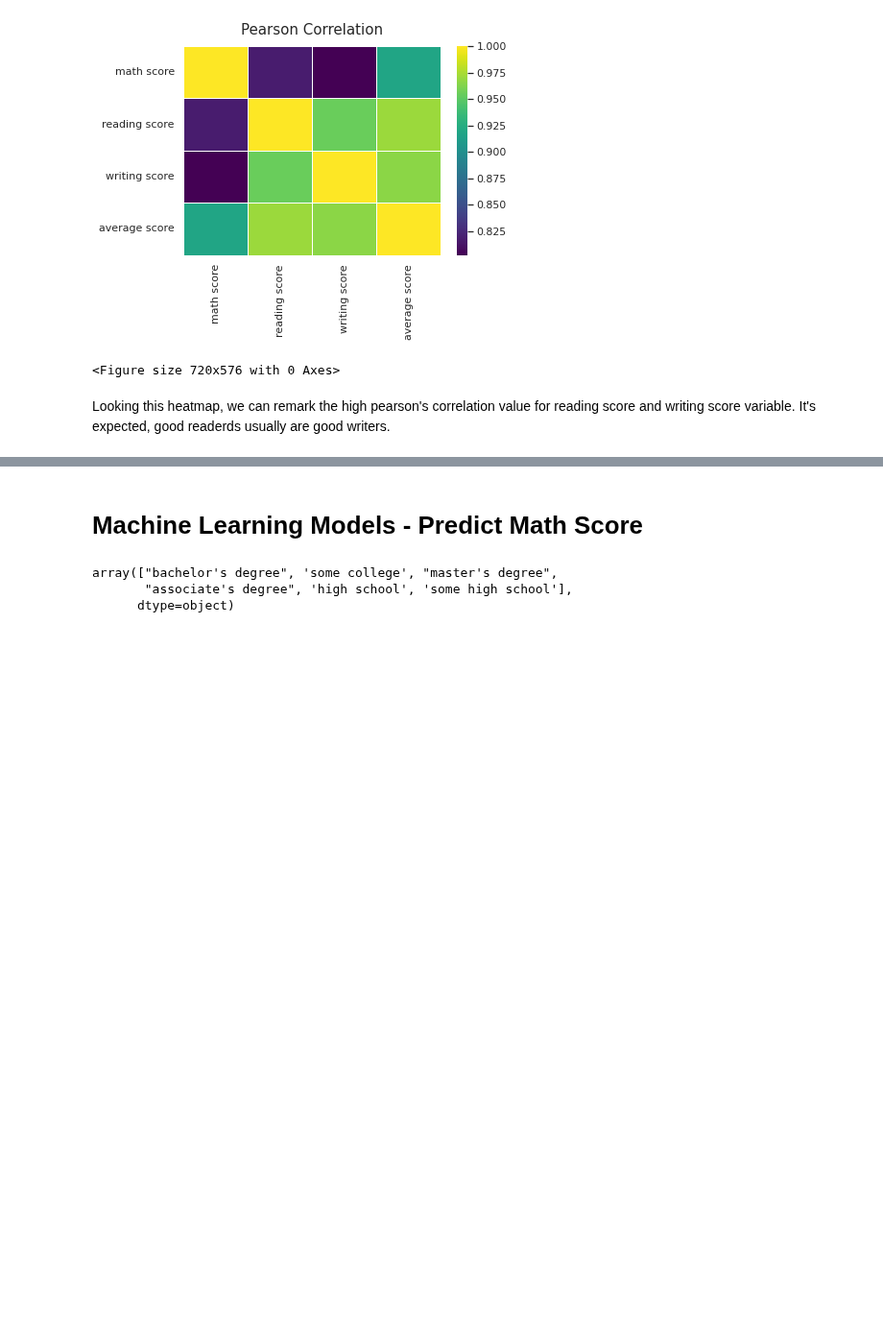
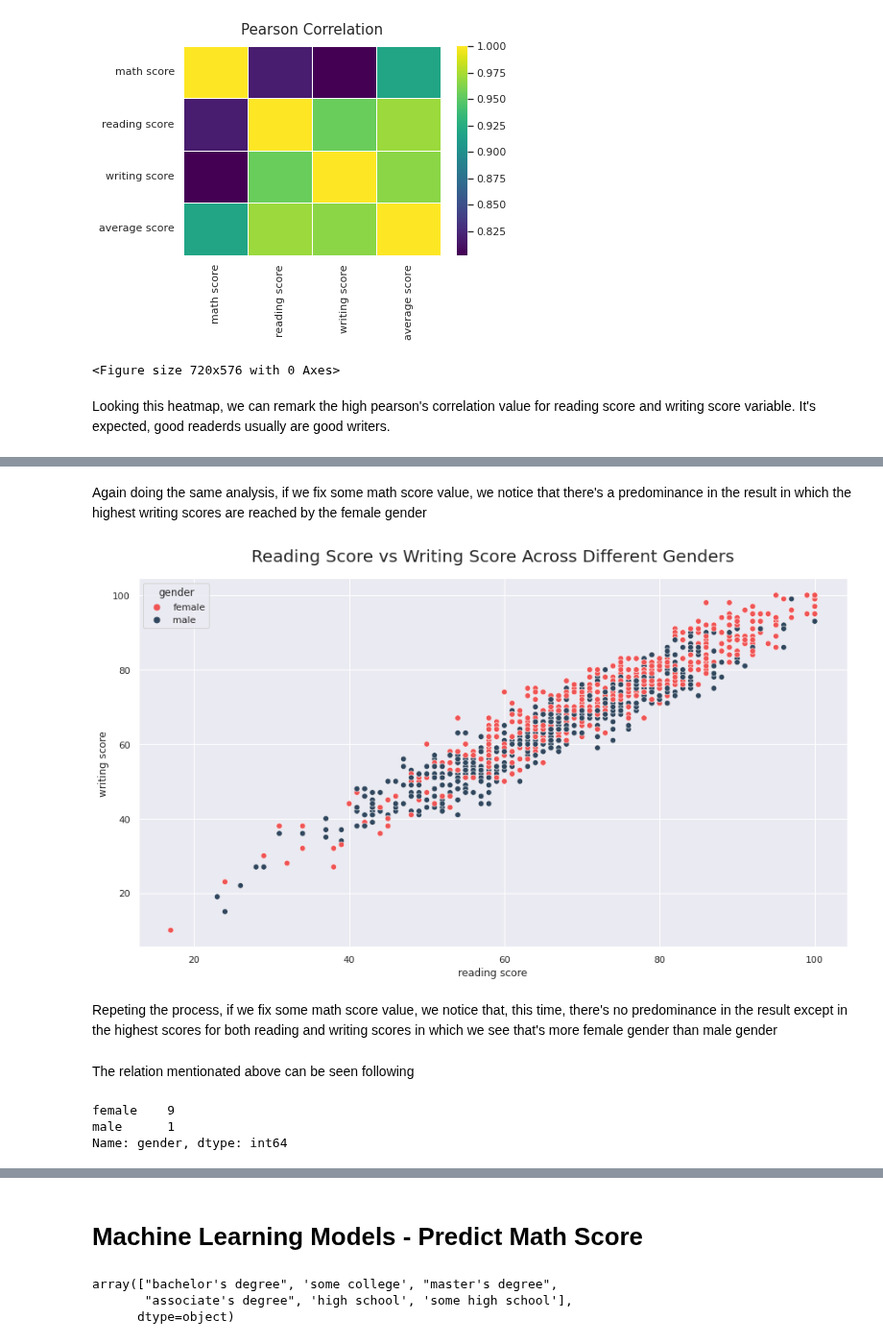
Before and after one commit to anibalfisico/Data-Science, a Jupyter notebook: students-performance-in-exams-usa.ipynb, the cells around one changed output, grey strips where cells are left out. Shown at 96% size. Cells and saved outputs as stored; diff of their text form; code cells hidden in the pictures; blank space fills up the shorter version.

```diff
--- a/students-performance-in-exams-usa.ipynb
+++ b/students-performance-in-exams-usa.ipynb
@@ -211,0 +251,25 @@ Looking this heatmap, we can remark the high pearson's correlation value for rea
+# %% [markdown]
+Again doing the same analysis, if we fix some math score value, we notice that there's a predominance in the result in which the highest writing scores are reached by the female gender
+# %%
+# Visualizing the ScatterPlot
+plt.figure(figsize=[15,8])
+
+
+sns.scatterplot(x=df_scatter['reading score'], y=df_scatter['writing score'], hue=df_scatter['gender'],
+                size=df_scatter["gender"], sizes=(45,45),
+                legend='auto',palette=['#F05454','#30475E'])
+plt.title("Reading Score vs Writing Score Across Different Genders", size=20, pad=20)
+plt.show()
+# %% [output]
+[figure, added]
+# %% [markdown]
+Repeting the process, if we fix some math score value, we notice that, this time, there's no predominance in the result except in the highest scores for both reading and writing scores in which we see that's more female gender than male gender
+# %% [markdown]
+The relation mentionated above can be seen following
+# %%
+head_df = df_scatter.sort_values(by=['reading score','writing score'],ascending=False).head(10)
+head_df.gender.value_counts()
+# %% [output]
+female    9
+male      1
+Name: gender, dtype: int64
```
Also changed, not shown: parts of 8 cells of this notebook.
